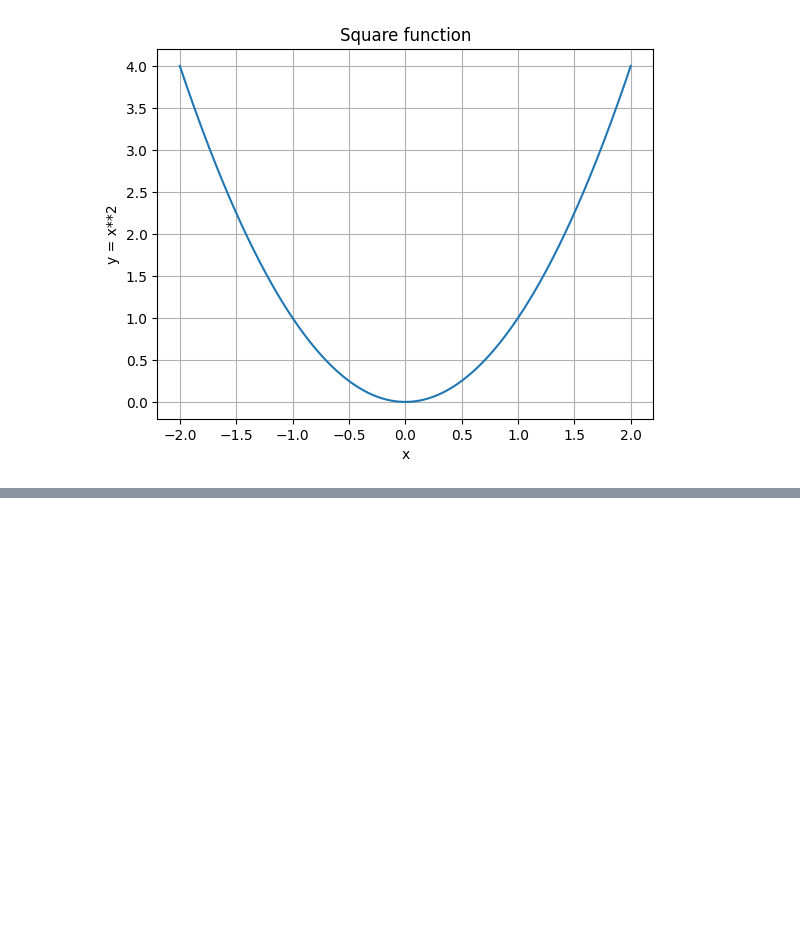
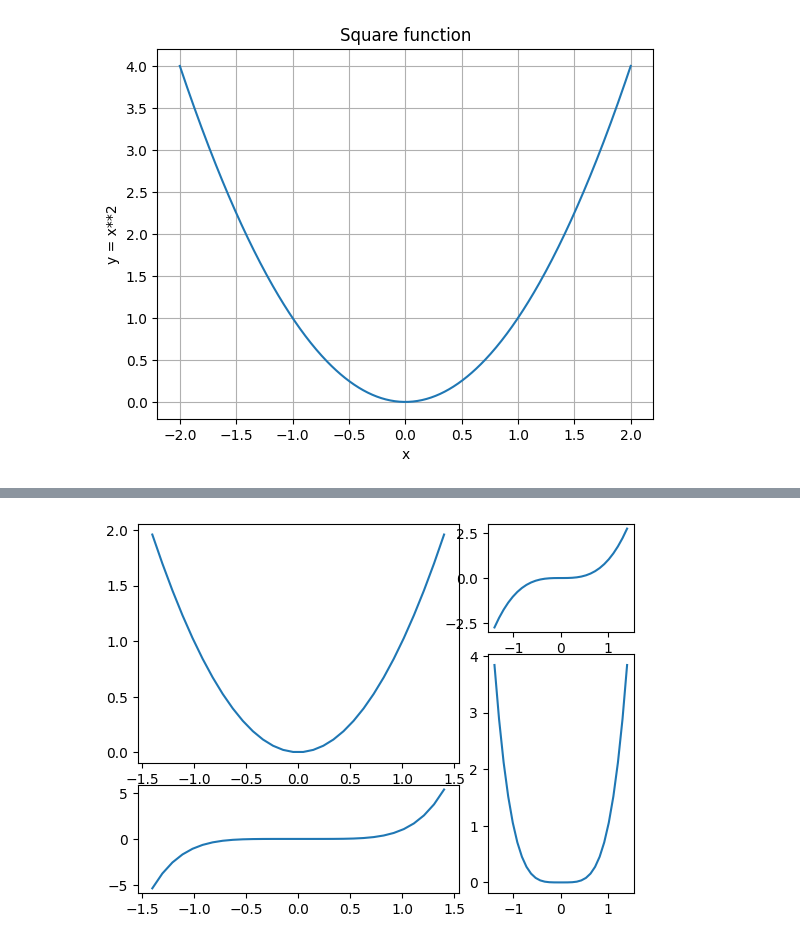
Before and after one commit to AlexBros99/Warm_up_plot, a Jupyter notebook: main.ipynb, the cells around one changed output, grey strips where cells are left out. Saved outputs shown, nothing was run; the diff lists cells and outputs as text; code cells hidden in the pictures; blank space fills up the shorter version.

```diff
--- a/main.ipynb
+++ b/main.ipynb
@@ -33,0 +59,12 @@ plt.show()
+# %%
+plt.subplot2grid((3,3), (0, 0), rowspan=2, colspan=2)
+plt.plot(x, x**2)
+plt.subplot2grid((3,3), (0, 2))
+plt.plot(x, x**3)
+plt.subplot2grid((3,3), (1, 2), rowspan=2)
+plt.plot(x, x**4)
+plt.subplot2grid((3,3), (2, 0), colspan=2)
+plt.plot(x, x**5)
+plt.show()
+# %% [output]
+[figure, added]
```
Also changed, not shown: parts of 4 cells of this notebook, 1 other file.
